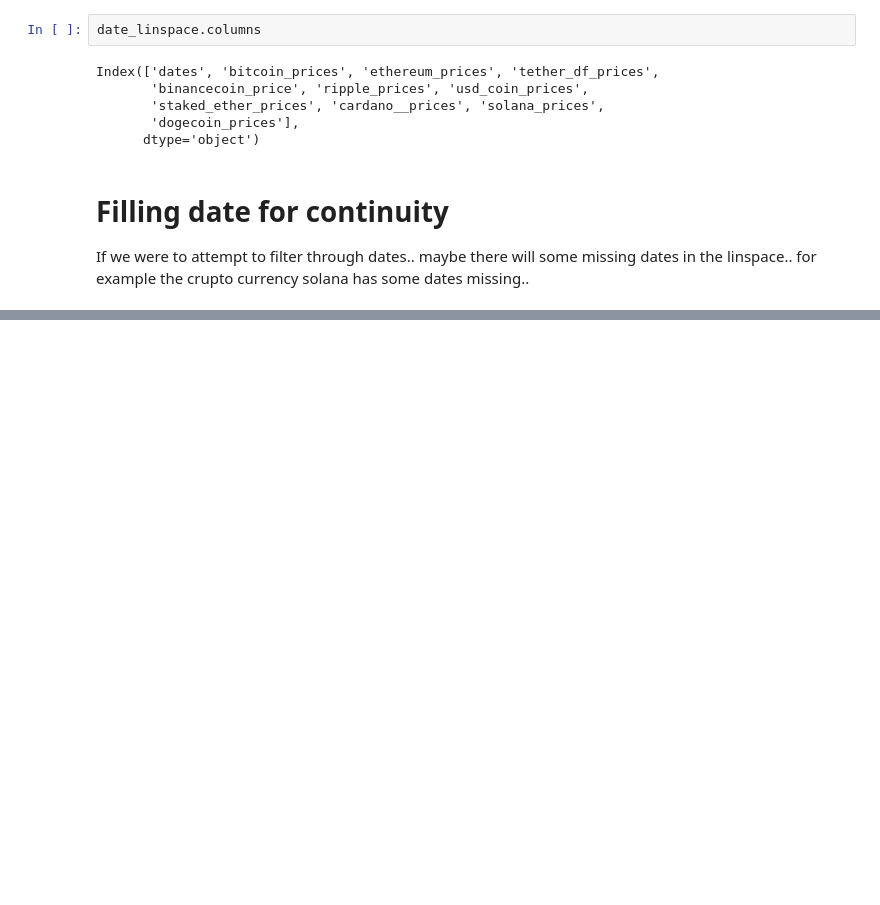
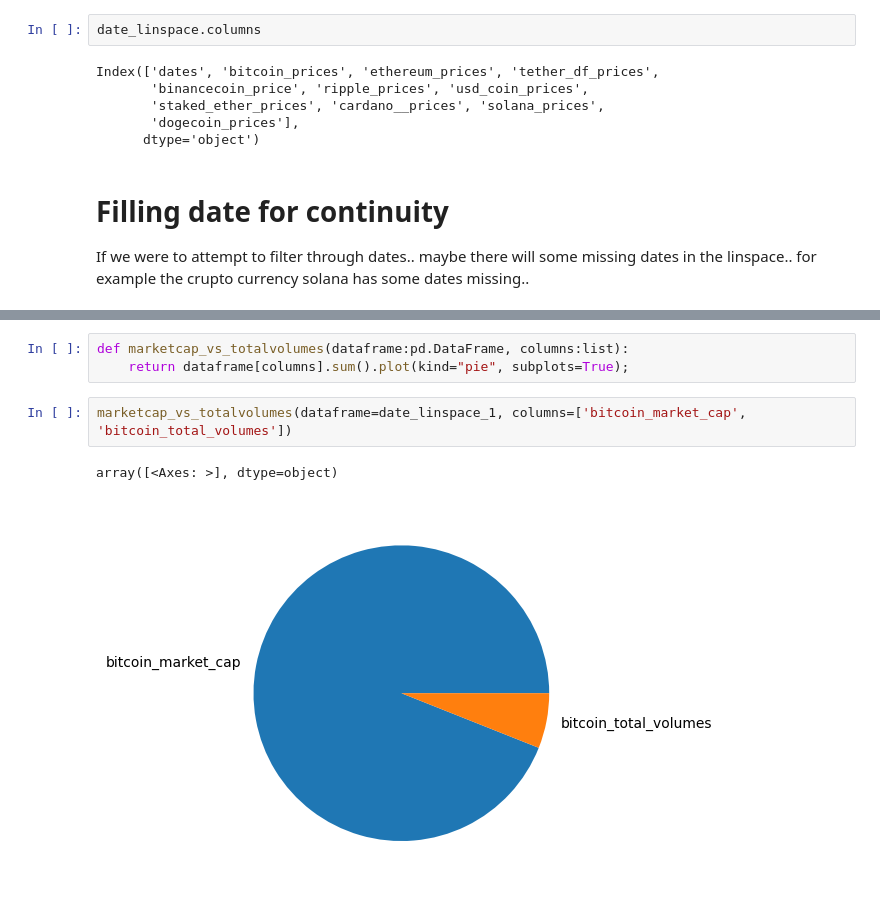
Before and after one commit to someonefrom93/PIDA_J_DIEGO, a Jupyter notebook: eda_gecko.ipynb, the cells around one changed output, grey strips where cells are left out. Drawn from its saved outputs; the diff is of its cells as text; blank space fills up the shorter version.

```diff
--- a/eda_gecko.ipynb
+++ b/eda_gecko.ipynb
@@ -922,0 +989,8 @@ bitcoin_df.shape[0]
+# %%
+def marketcap_vs_totalvolumes(dataframe:pd.DataFrame, columns:list):
+    return dataframe[columns].sum().plot(kind="pie", subplots=True);
+# %%
+marketcap_vs_totalvolumes(dataframe=date_linspace_1, columns=['bitcoin_market_cap', 'bitcoin_total_volumes'])
+# %% [output]
+array([<Axes: >], dtype=object)
+[figure, added]
```
Also changed, not shown: parts of 18 cells of this notebook.
